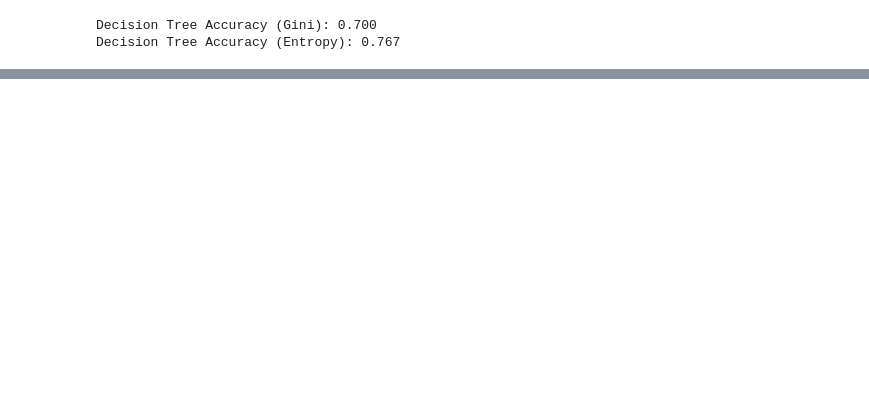
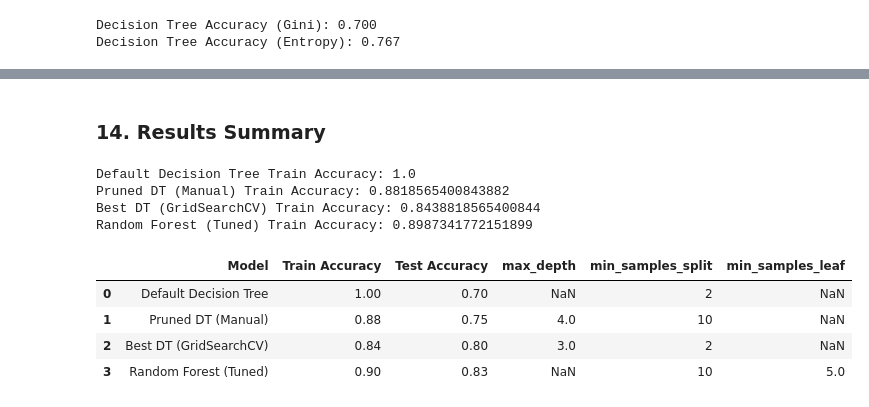
Before and after one commit to virakden/decision-tree-ranfor, a Jupyter notebook: decision-tree_random-forest.ipynb, the cells around one changed output, grey strips where cells are left out. Saved outputs shown, nothing was run; the diff lists cells and outputs as text; code cells hidden in the pictures; blank space fills up the shorter version.

```diff
--- a/decision-tree_random-forest.ipynb
+++ b/decision-tree_random-forest.ipynb
@@ -208,0 +306,64 @@ plt.show()
+# %% [markdown]
+### 14. Results Summary
+# %%
+# Train Accuracy for Decision Tree
+train_acc_dt = dt.score(X_train, y_train)
+print("Default Decision Tree Train Accuracy:", train_acc_dt)
+
+# Train Accuracy for Pruned Decision Tree (Manual)
+train_acc_dt_pruned = dt_pruned.score(X_train, y_train)
+print("Pruned DT (Manual) Train Accuracy:", train_acc_dt_pruned)
+
+# Train Accuracy for Best DT (GridSearchCV)
+train_acc_bestdt = best_dt.score(X_train, y_train)
+print("Best DT (GridSearchCV) Train Accuracy:", train_acc_bestdt)
+
+# Train Accuracy for Random Forest
+rf_train_acc = rf.score(X_train, y_train)
+print("Random Forest (Tuned) Train Accuracy:", rf_train_acc)
+# %% [output]
+Default Decision Tree Train Accuracy: 1.0
+Pruned DT (Manual) Train Accuracy: 0.8818565400843882
+Best DT (GridSearchCV) Train Accuracy: 0.8438818565400844
+Random Forest (Tuned) Train Accuracy: 0.8987341772151899
+# %%
+# Results Summary Table
+results = [
+    {
+        "Model": "Default Decision Tree",
+        "Train Accuracy": 1.00,
+        "Test Accuracy": 0.70,
+        "max_depth": None,
+        "min_samples_split": 2,
+    },
+    {
+        "Model": "Pruned DT (Manual)",
+        "Train Accuracy": 0.88,
+        "Test Accuracy": 0.75,
+        "max_depth": 4,
+        "min_samples_split": 10,
+    },
+    {
+        "Model": "Best DT (GridSearchCV)",
+        "Train Accuracy": 0.84,
+        "Test Accuracy": 0.80,
+        "max_depth": 3,
+        "min_samples_split": 2,
+    },
+    {
+        "Model": "Random Forest (Tuned)",
+        "Train Accuracy": 0.90,
+        "Test Accuracy": 0.83,
+        "max_depth": None,
+        "min_samples_split": 10,
+        "min_samples_leaf": 5,
+    },
+]
+df_summary = pd.DataFrame(results)
+display(df_summary)
+# %% [output]
+|  | Model | Train Accuracy | Test Accuracy | max_depth | min_samples_split | min_samples_leaf |
+| 0 | Default Decision Tree | 1.00 | 0.70 | NaN | 2 | NaN |
+| 1 | Pruned DT (Manual) | 0.88 | 0.75 | 4.0 | 10 | NaN |
+| 2 | Best DT (GridSearchCV) | 0.84 | 0.80 | 3.0 | 2 | NaN |
+| 3 | Random Forest (Tuned) | 0.90 | 0.83 | NaN | 10 | 5.0 |
```
Also changed, not shown: parts of 9 cells of this notebook.
